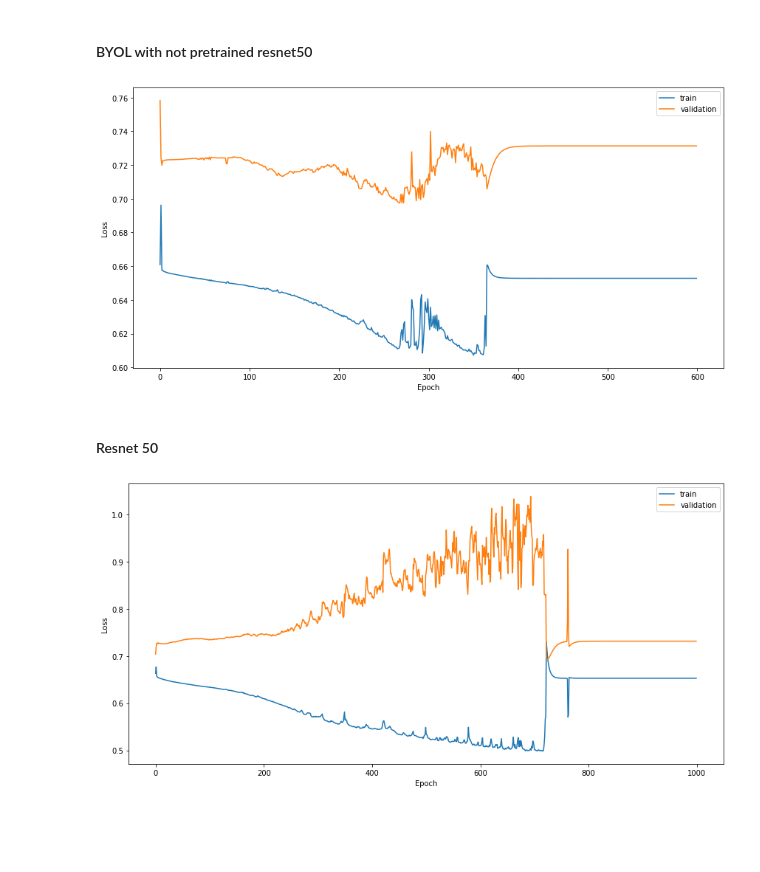
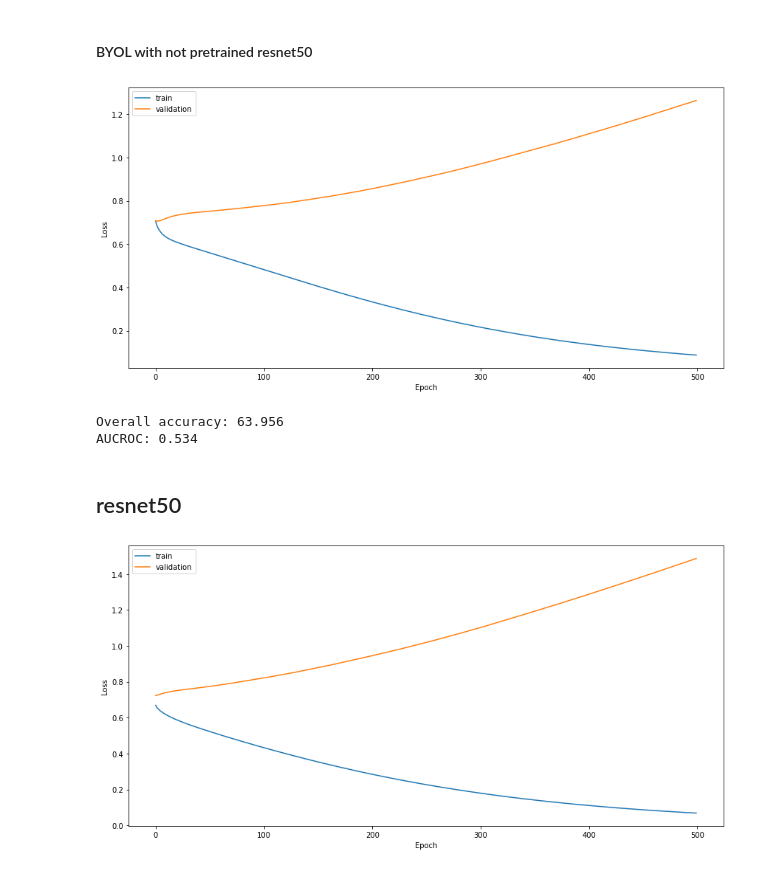
Before and after one commit to onopkosonja/hateful_memes, a Jupyter notebook: clustering/classification_50.ipynb, the cells around one changed output. Saved outputs shown, nothing was run; the diff lists cells and outputs as text; code cells hidden in the pictures; blank space fills up the shorter version.

Commit message:
added accuracy and aucroc calculation

```diff
--- a/clustering/classification_50.ipynb
+++ b/clustering/classification_50.ipynb
@@ -19,7 +22,7 @@ def calculate_loss(X, y, model):
     return F.binary_cross_entropy(pred, y.unsqueeze(1))
 
 def train(model, train_loader, val_loader, epochs=100):
-    optimizer = torch.optim.Adam(model.parameters())
+    optimizer = torch.optim.Adam(model.parameters(), lr=1e-5)
     train_losses = []
     val_losses = []
     model.to(device)
@@ -66,10 +69,11 @@ labels_val = torch.Tensor(np.load(embedding_path + 'labels_val.npy'))
 # %%
 def get_classifier(model_name, n_hidden=256, n_input=2048):
     classifier = nn.Sequential(
-                  nn.Linear(n_input, n_hidden),
-                  nn.ReLU(),
-                  nn.Linear(n_hidden, 1),
-                  nn.Sigmoid())
+                nn.Linear(n_input, n_hidden),
+                nn.BatchNorm1d(num_features=n_hidden),
+                nn.ReLU(),
+                nn.Linear(n_hidden, 1),
+                nn.Sigmoid())
 
     path_train = embedding_path + model_name + '.npy'
     path_val = embedding_path + model_name + '_val.npy'
@@ -87,15 +91,63 @@ def get_classifier(model_name, n_hidden=256, n_input=2048):
 #### BYOL with not pretrained resnet50
 # %%
 classifier, train_loader, val_loader = get_classifier(model_name='resnet50_not_pretrained_epoch=830')
-train_l, val_l = train(classifier, train_loader, val_loader, 600)
+train_l, val_l = train(classifier, train_loader, val_loader, 500)
 plot_losses(train_l, val_l)
 # %% [output]
-[figure, old version]
+[figure, new version]
-# %% [markdown]
-#### Resnet 50
+# %%
+y_pred_ = []
+
+true_positive = np.zeros(2)
+true_negative = np.zeros(2)
+false_positive = np.zeros(2)
+false_negative = np.zeros(2)
+accuracy = 0
+ctn = 0
+for X, y in iter(val_loader):
+    X = X.to(device)
+    y = y.to(device)
+    y = y.type(torch.uint8)
+    with torch.no_grad():
+        y_prob = classifier(X)
+    y_pred = (y_prob > 0.5).type(torch.uint8)
+    for i in range(2):
+      for pred, real in zip(y_pred, y):
+        if real == i:
+          if pred == real:
+            true_positive[i] += 1
+          else:
+            false_negative[i] += 1
+        else:
+          if pred == i:
+            false_positive[i] += 1
+          else:
+            true_negative[i] += 1
+
+    y_pred_.extend(y_pred.detach().cpu().numpy())
+    accuracy += torch.sum(y_pred == y).item()
+    ctn += len(y)
+
+# print(true_positive)
+# print(true_negative)
+# print(false_positive)
+# print(false_negative)
+
+print("Overall accuracy:", accuracy / ctn)
+y = np.load(embedding_path + 'labels_val.npy')
+print('AUCROC:', roc_auc_score(y, y_pred_))
+# print("Precision", true_positive / (true_positive + false_positive))
+# print("Recall", true_positive / (true_positive + false_negative))
+# print("Mean Precision", np.mean(true_positive / (true_positive + false_positive)))
+# print("Mean Recall", np.mean(true_positive / (true_positive + false_negative)))
+# %% [output]
+Overall accuracy: 63.956
+AUCROC: 0.534
+# %% [markdown]
+## resnet50
 # %%
 classifier, train_loader, val_loader = get_classifier(model_name='resnet50')
-train_l, val_l = train(classifier, train_loader, val_loader, 1000)
+train_l, val_l = train(classifier, train_loader, val_loader, 500)
 plot_losses(train_l, val_l)
 # %% [output]
-[figure, old version]
+[figure, new version]
```
Also changed, not shown: parts of 3 cells of this notebook.
